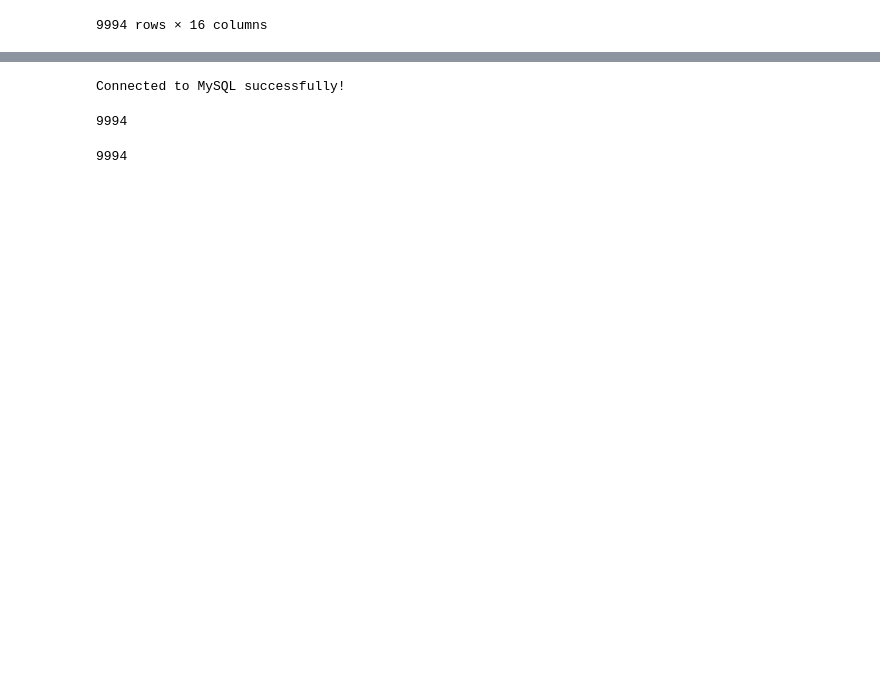
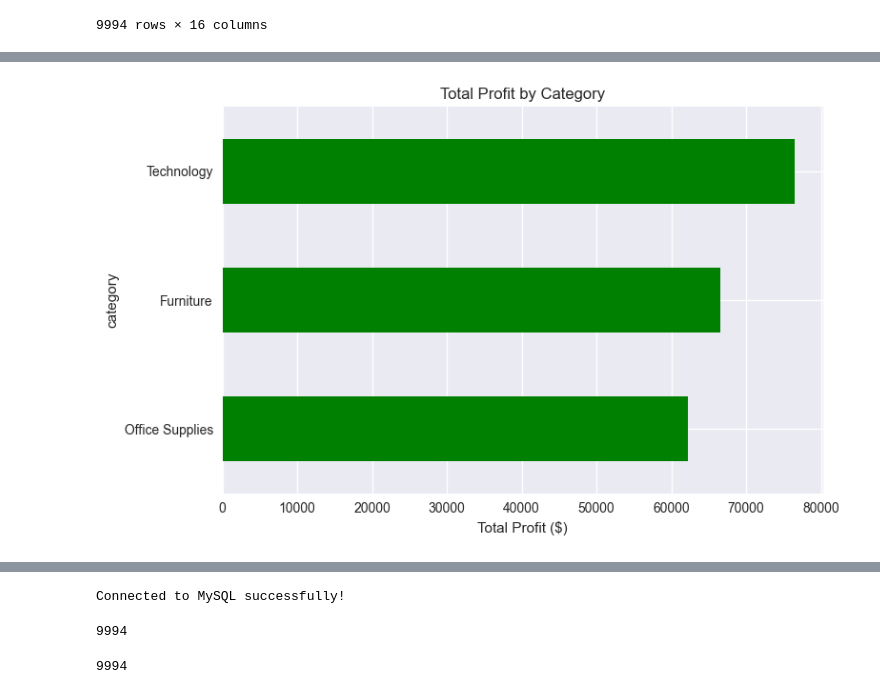
Before and after one commit to rajanshaky/sales-analytic-dashboard, a Jupyter notebook: main.ipynb, the cells around one changed output, grey strips where cells are left out. Cells and saved outputs as stored; diff of their text form; code cells hidden in the pictures; blank space fills up the shorter version.

```diff
--- a/main.ipynb
+++ b/main.ipynb
@@ -245,0 +288,13 @@ df
+# %%
+profit_cat = df.groupby('category')['profit'].sum().sort_values()
+
+plt.figure(figsize=(8,5))
+colors = ['green' if x > 0 else 'red' for x in profit_cat.values]
+profit_cat.plot(kind='barh', color=colors)
+plt.title('Total Profit by Category')
+plt.xlabel('Total Profit ($)')
+plt.tight_layout()
+plt.savefig('profit_by_category.png', dpi=150, bbox_inches='tight')
+plt.show()
+# %% [output]
+[figure, added]
```
Also changed, not shown: parts of 18 cells of this notebook, 5 other files.
